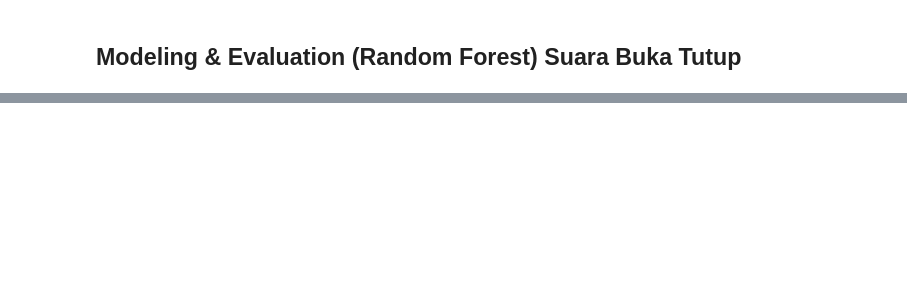
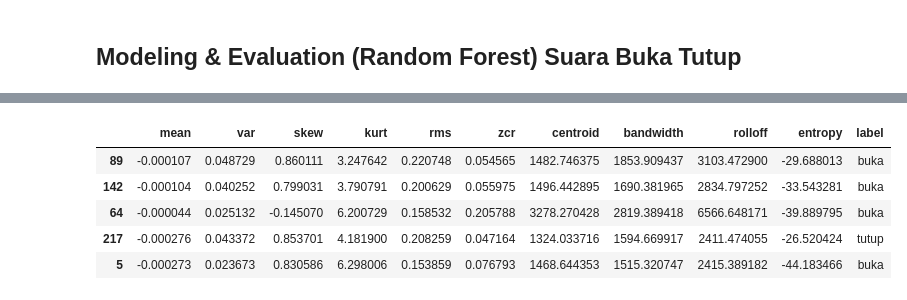
Before and after one commit to Yotan123/psd, a Jupyter notebook: _sources/Suaralanjutana.ipynb, the cells around one changed output, grey strips where cells are left out. Drawn from its saved outputs; the diff is of its cells as text; code cells hidden in the pictures; blank space fills up the shorter version.

```diff
--- a/_sources/Suaralanjutana.ipynb
+++ b/_sources/Suaralanjutana.ipynb
@@ -95,0 +207,84 @@ import IPython.display as ipd
+# %%
+from sklearn.model_selection import train_test_split
+
+# Fungsi untuk ekstraksi fitur (konsisten dengan sebelumnya)
+def extract_features(file_path, sr=22050):
+    y, sr = librosa.load(file_path, sr=sr)
+
+    # durasi tidak lebih dari 1 detik
+    max_len = int(sr * 1.0)
+    if len(y) < max_len:
+        y = np.pad(y, (0, max_len - len(y)), mode='constant')
+    else:
+        y = y[:max_len]
+
+    y = y / (np.max(np.abs(y)) + 1e-6) # Normalisasi
+
+    feat = {
+        "mean": np.mean(y),
+        "var": np.var(y),
+        "skew": stats.skew(y),
+        "kurt": stats.kurtosis(y),
+        "rms": np.sqrt(np.mean(y**2)),
+        "zcr": np.mean(librosa.feature.zero_crossing_rate(y)),
+        "centroid": np.mean(librosa.feature.spectral_centroid(y=y, sr=sr)),
+        "bandwidth": np.mean(librosa.feature.spectral_bandwidth(y=y, sr=sr)),
+        "rolloff": np.mean(librosa.feature.spectral_rolloff(y=y, sr=sr))
+    }
+
+    hist, _ = np.histogram(y, bins=50, density=True)
+    hist = hist[hist > 0]
+    feat["entropy"] = -np.sum(hist * np.log2(hist + 1e-10))
+    return feat
+
+all_features = []
+all_labels = []
+
+# Memuat ulang audio_stats jika belum ada atau kosong
+# Ini penting karena 'audio_stats' mungkin belum didefinisikan atau kosong
+# jika sel sebelumnya gagal atau belum dijalankan
+if 'audio_stats' not in globals() or audio_stats.empty:
+    TARGET_DIR = "Gabungan_Suara"
+    audio_data = []
+    for label in sorted(os.listdir(TARGET_DIR)):
+        label_dir = os.path.join(TARGET_DIR, label)
+        if os.path.isdir(label_dir):
+            for fn in os.listdir(label_dir):
+                if fn.lower().endswith('.wav'): # Memastikan hanya file .wav
+                    file_path = os.path.join(label_dir, fn)
+                    try:
+                        y, sr = librosa.load(file_path)
+                        duration = librosa.get_duration(y=y, sr=sr)
+                        audio_data.append({'file_path': file_path, 'label': label, 'duration': duration})
+                    except Exception as e:
+                        print(f"Gagal memproses {file_path}: {e}")
+    audio_stats = pd.DataFrame(audio_data)
+
+print("Memulai ekstraksi fitur dari semua file di Gabungan_Suara...")
+for index, row in audio_stats.iterrows():
+    try:
+        features = extract_features(row['file_path'])
+        all_features.append(features)
+        all_labels.append(row['label'])
+    except Exception as e:
+        print(f"Gagal mengekstrak fitur dari {row['file_path']}: {e}")
+
+full_df = pd.DataFrame(all_features)
+full_df['label'] = all_labels
+
+# Membagi data menjadi training dan validation set
+train_df, val_df = train_test_split(full_df, test_size=0.3, random_state=42, stratify=full_df['label'])
+
+print(f"Data train baru: {train_df.shape}, Data val baru: {val_df.shape}")
+print("Head of new train_df:")
+display(train_df.head())
+
+# Perbarui X_train, y_train, X_val, y_val agar konsisten dengan df baru
+X_train = train_df.drop(columns=['label'])
+y_train = train_df['label']
+
+X_val = val_df.drop(columns=['label'])
+y_val = val_df['label']
+
+print("Variabel X_train, y_train, X_val, y_val telah diperbarui.")
+# %% [output]
@@ -95,0 +294,6 @@ import IPython.display as ipd
+|  | mean | var | skew | kurt | rms | zcr | centroid | bandwidth | rolloff | entropy | label |
+| 89 | -0.000107 | 0.048729 | 0.860111 | 3.247642 | 0.220748 | 0.054565 | 1482.746375 | 1853.909437 | 3103.472900 | -29.688013 | buka |
+| 142 | -0.000104 | 0.040252 | 0.799031 | 3.790791 | 0.200629 | 0.055975 | 1496.442895 | 1690.381965 | 2834.797252 | -33.543281 | buka |
+| 64 | -0.000044 | 0.025132 | -0.145070 | 6.200729 | 0.158532 | 0.205788 | 3278.270428 | 2819.389418 | 6566.648171 | -39.889795 | buka |
+| 217 | -0.000276 | 0.043372 | 0.853701 | 4.181900 | 0.208259 | 0.047164 | 1324.033716 | 1594.669917 | 2411.474055 | -26.520424 | tutup |
+| 5 | -0.000273 | 0.023673 | 0.830586 | 6.298006 | 0.153859 | 0.076793 | 1468.644353 | 1515.320747 | 2415.389182 | -44.183466 | buka |
```
Also changed, not shown: parts of 32 cells of this notebook, 9 other files.
